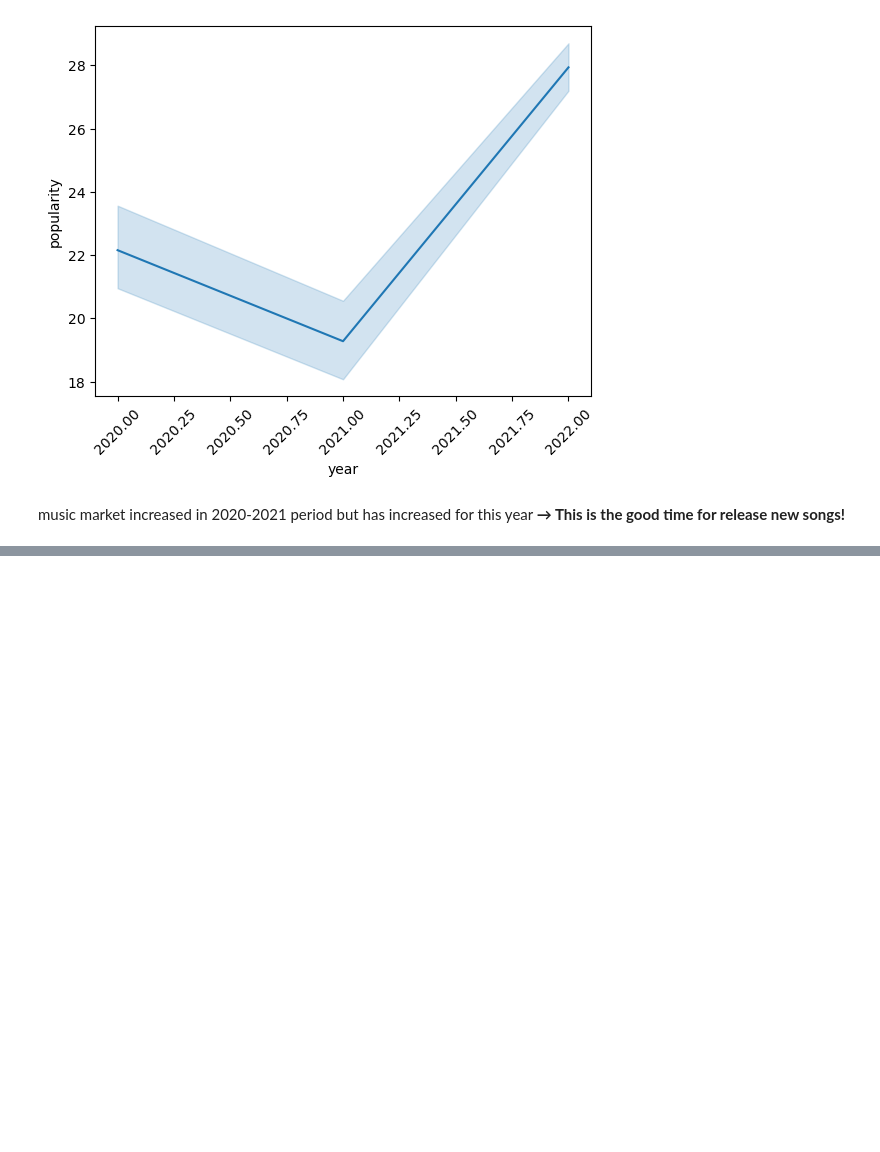
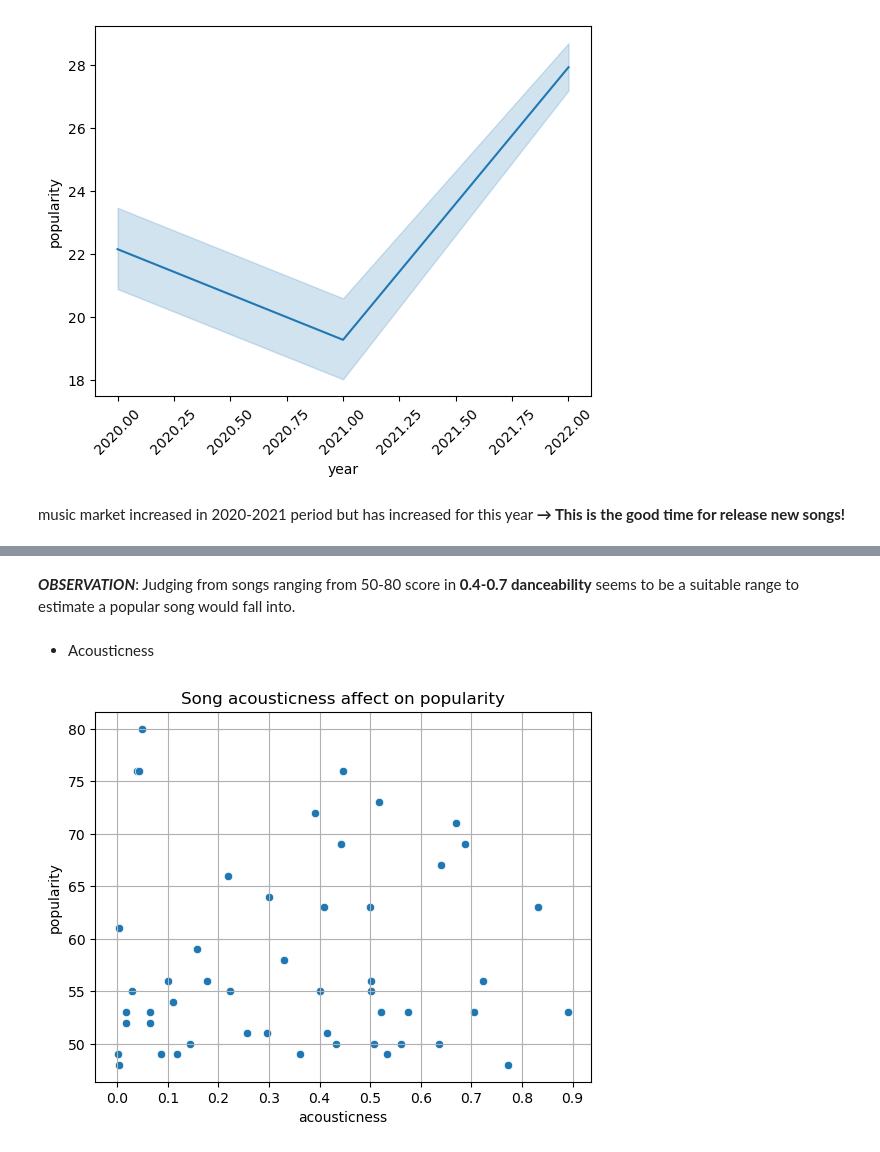
Before and after one commit to TrungTechh/HCMUS_CSC17104-Final-project, a Jupyter notebook: Final_project.ipynb, the cells around one changed output, grey strips where cells are left out. Drawn from its saved outputs; the diff is of its cells as text; code cells hidden in the pictures; blank space fills up the shorter version.

```diff
--- a/Final_project.ipynb
+++ b/Final_project.ipynb
@@ -280,0 +327,11 @@ plt.show()
+# %% [markdown]
+***OBSERVATION***: Judging from songs ranging from 50-80 score in **0.4-0.7 danceability** seems to be a suitable range to estimate a popular song would fall into.
+# %% [markdown]
+- Acousticness
+# %%
+sns.scatterplot(x=top50_song['acousticness'], y=top50_song.popularity).set_title('Song acousticness affect on popularity')
+plt.grid()
+plt.xticks(np.arange(0,1,0.1))
+plt.show()
+# %% [output]
+[figure, added]
```
Also changed, not shown: parts of 61 cells of this notebook.
